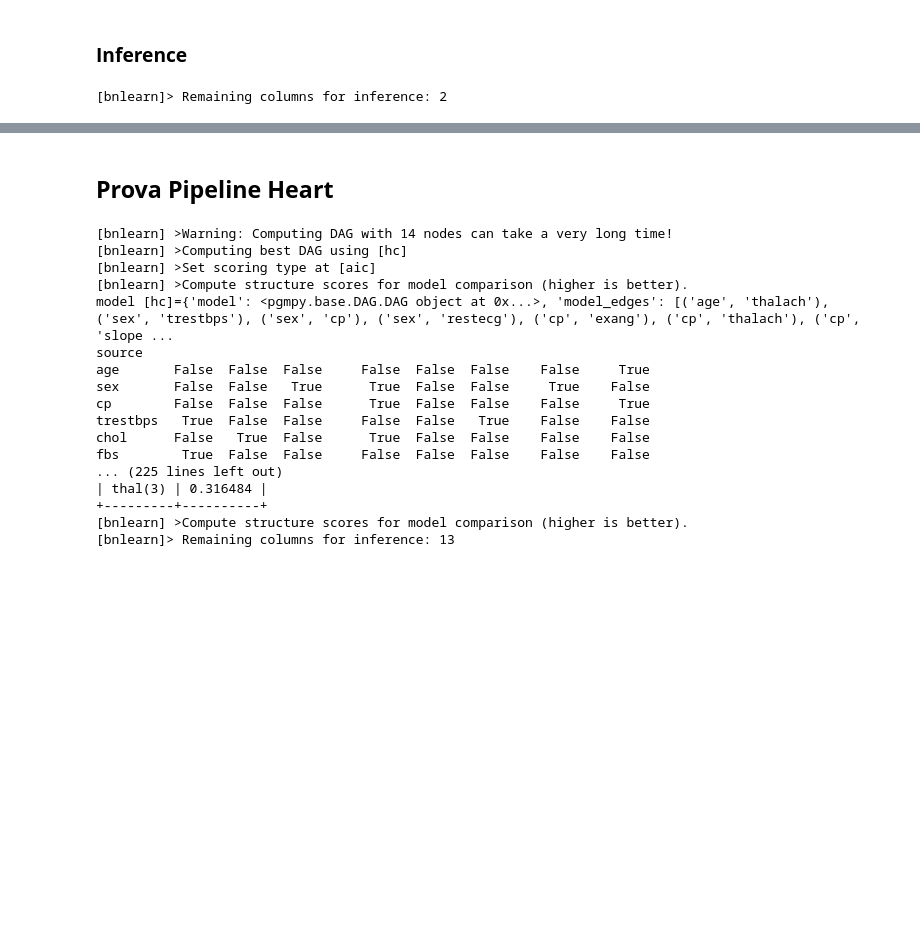
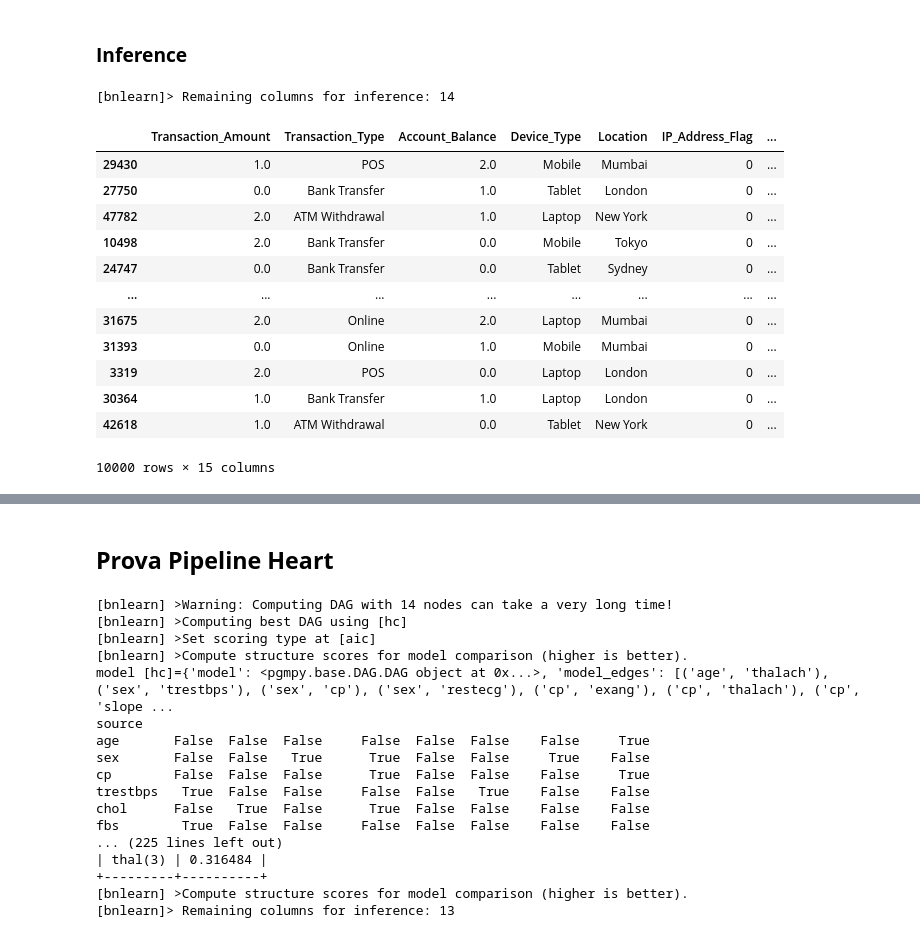
Before and after one commit to Angie-Zauner/AAI, a Jupyter notebook: main.ipynb, the cells around one changed output, grey strips where cells are left out. Drawn from its saved outputs; the diff is of its cells as text; code cells hidden in the pictures; blank space fills up the shorter version.

```diff
--- a/main.ipynb
+++ b/main.ipynb
@@ -690,8 +633,27 @@ DAG for Learnt Structure hc available at structures/Fraud-hc-bic-DAG.png
 # %% [markdown]
 ### **Inference**
 # %%
-# Call infer_and_evaluate to obtain metrics and predictions
-f_metrics, y_pred_fraud, y_probs_fraud = infer_and_evaluate(test_dfraud, param_fraud_structure, fraud_train_time, model_name='BayesianNetwork', labels = True)
-f_metrics
+test_set = test_dfraud[[col for col in test_dfraud.columns if col in param_fraud_structure['model'].nodes()]]
+prediction = bn.predict(param_fraud_structure, test_set, variables=['target'])
+
+# # Call infer_and_evaluate to obtain metrics and predictions
+# f_metrics, y_pred_fraud, y_probs_fraud = infer_and_evaluate(test_dfraud, param_fraud_structure, fraud_train_time, model_name='BayesianNetwork', labels = True)
+# f_metrics
 # %% [output]
-[bnlearn]> Remaining columns for inference: 2
+[bnlearn]> Remaining columns for inference: 14
+# %%
+test_set
+# %% [output]
+|  | Transaction_Amount | Transaction_Type | Account_Balance | Device_Type | Location | IP_Address_Flag | ... |
+| 29430 | 1.0 | POS | 2.0 | Mobile | Mumbai | 0 | ... |
+| 27750 | 0.0 | Bank Transfer | 1.0 | Tablet | London | 0 | ... |
+| 47782 | 2.0 | ATM Withdrawal | 1.0 | Laptop | New York | 0 | ... |
+| 10498 | 2.0 | Bank Transfer | 0.0 | Mobile | Tokyo | 0 | ... |
+| 24747 | 0.0 | Bank Transfer | 0.0 | Tablet | Sydney | 0 | ... |
+| ... | ... | ... | ... | ... | ... | ... | ... |
+| 31675 | 2.0 | Online | 2.0 | Laptop | Mumbai | 0 | ... |
+| 31393 | 0.0 | Online | 1.0 | Mobile | Mumbai | 0 | ... |
+| 3319 | 2.0 | POS | 0.0 | Laptop | London | 0 | ... |
+| 30364 | 1.0 | Bank Transfer | 1.0 | Laptop | London | 0 | ... |
+| 42618 | 1.0 | ATM Withdrawal | 0.0 | Tablet | New York | 0 | ... |
+10000 rows × 15 columns
```
Also changed, not shown: parts of 9 cells of this notebook, 2 other files.
